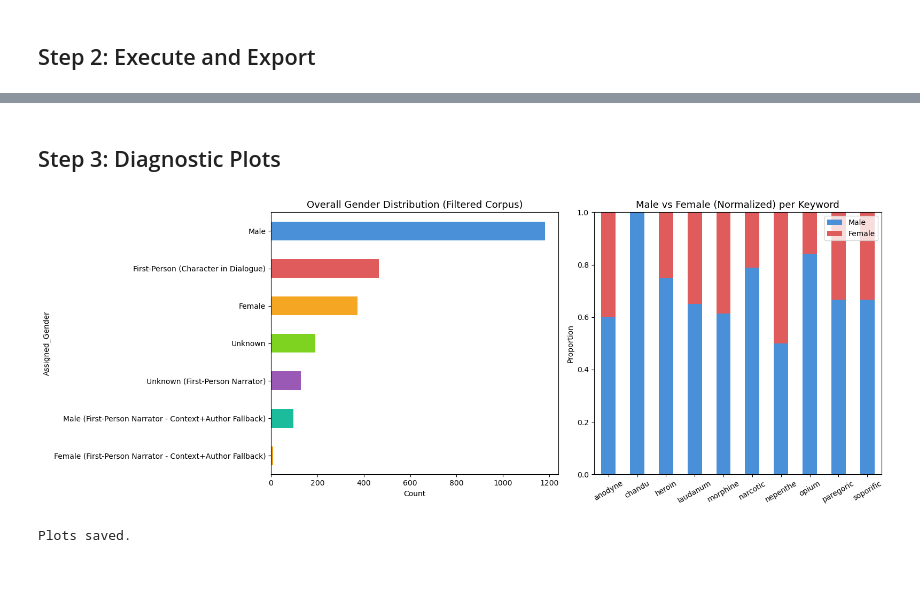
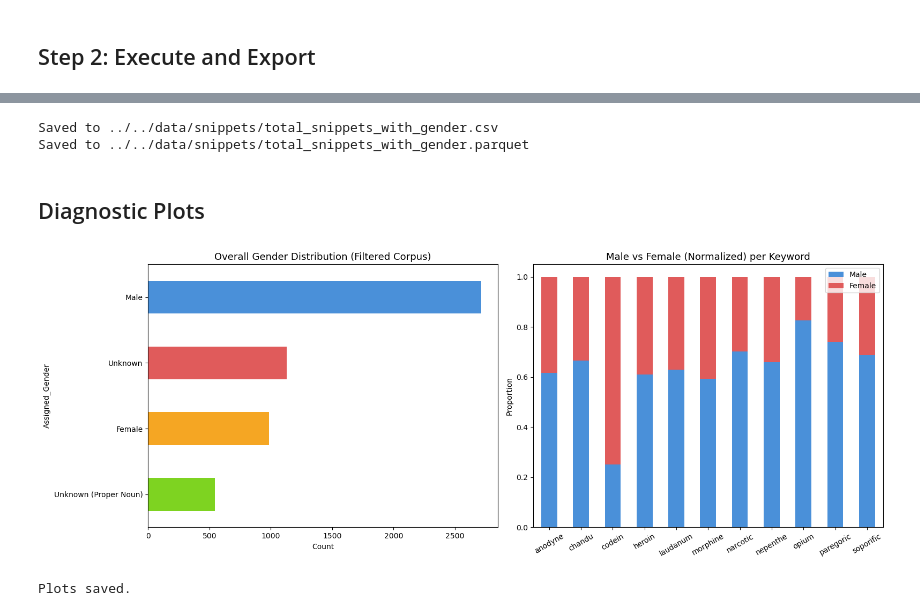
Before and after one commit to eglantine-vialaneix/opium-gutenberg, a Jupyter notebook: code/3_analysis/gender_extraction.ipynb, the cells around one changed output, grey strips where cells are left out. Saved outputs shown, nothing was run; the diff lists cells and outputs as text; code cells hidden in the pictures; blank space fills up the shorter version.

Commit message:
finalize gender extraction and word analysis

```diff
--- a/code/3_analysis/gender_extraction.ipynb
+++ b/code/3_analysis/gender_extraction.ipynb
@@ -23,7 +18,7 @@ detector = Detector(case_sensitive=False)
 print("Loading data...")
 df_all = pd.read_csv('../../data/snippets/total_snippets.csv')
 
-metadata_df = pd.read_csv('../../data/metadata_files/metadata_with_years.csv')
+metadata_df = pd.read_parquet('../../data/metadata_files/GP_opium_filtered_1850_1930.parquet')
 authors_info_df = pd.read_csv('../../data/metadata_files/authors_info.csv')
 
 df_all = df_all.merge(
@@ -38,20 +33,7 @@ df_all = df_all.merge(
     on='Authors',
     how='left'
 )
-
-# --- FILTER 1: Remove purely environmental/metaphorical keywords ---
-# These keywords almost never have a human gender referent:
-#   - 'black smoke': environmental descriptor (smoke from fire, martians, trains etc.)
-#   - 'poppy': botanical, metaphorical ("poppy fields", "poppy seeds" etc.)
-# They cause massive noise in gender attribution (~1,000 Unknown rows).
-ENVIRONMENTAL_KEYWORDS = {'black smoke', 'poppy'}
-
-n_before = len(df_all)
-df_filtered = df_all[~df_all['Keyword'].isin(ENVIRONMENTAL_KEYWORDS)].copy()
-n_after = len(df_filtered)
-print(f"Filtered {n_before - n_after} rows with environmental keywords ({', '.join(ENVIRONMENTAL_KEYWORDS)}).")
-print(f"Remaining snippets: {n_after}")
-print(df_filtered['Keyword'].value_counts())
+print(f'Total snippets loaded: {len(df_all)}')
 # %% [output]
 Loading spaCy model...
 Loading Gender Guesser...
@@ -247,26 +288,12 @@ def extract_opium_identity(row):
 # %% [markdown]
 ## Step 2: Execute and Export
 # %%
-print("Starting full pipeline V2 execution...")
-
-df_filtered[['Assigned_Gender', 'Character_Name']] = df_filtered.progress_apply(
-    extract_opium_identity, axis=1, result_type='expand'
-)
+df_all[['Assigned_Gender', 'Character_Name']] = df_all.progress_apply(extract_opium_identity, axis=1, result_type='expand')
 
 print("\nExecution Complete!")
 print("\n=== Gender Distribution ===")
-print(df_filtered['Assigned_Gender'].value_counts())
-
+print(df_all['Assigned_Gender'].value_counts())
 print("\n=== Keyword x Gender ===")
-ct = pd.crosstab(df_filtered['Keyword'], df_filtered['Assigned_Gender'])
+ct = pd.crosstab(df_all['Keyword'], df_all['Assigned_Gender'])
 print(ct.to_string())
-
-# Export results
-output_csv = '../../data/snippets/total_snippets_with_gender_v2.csv'
-df_filtered.to_csv(output_csv, index=False, encoding='utf-8-sig')
-print(f"\nSaved to {output_csv}")
-
-output_parquet = '../../data/snippets/total_snippets_with_gender_v2.parquet'
-df_filtered.to_parquet(output_parquet, index=False)
-print(f"Saved to {output_parquet}")
 # %% [output]
@@ -291,37 +317,50 @@ Saved to ../../data/snippets/total_snippets_with_gender_v2.parquet
+# %%
+# Export CSV
+output_csv = '../../data/snippets/total_snippets_with_gender.csv'
+df_all.to_csv(output_csv, index=False, encoding='utf-8-sig')
+print(f"\nSaved to {output_csv}")
+
+# Export parquet
+output_parquet = '../../data/snippets/total_snippets_with_gender.parquet'
+df_all.to_parquet(output_parquet, index=False)
+print(f"Saved to {output_parquet}")
+# %% [output]
+Saved to ../../data/snippets/total_snippets_with_gender.csv
+Saved to ../../data/snippets/total_snippets_with_gender.parquet
 # %% [markdown]
-## Step 3: Diagnostic Plots
+## Diagnostic Plots
 # %%
 import matplotlib.pyplot as plt
 import matplotlib.ticker as mticker
 
 fig, axes = plt.subplots(1, 2, figsize=(16, 6))
 
 # Plot 1: Overall gender distribution
-gender_counts = df_filtered['Assigned_Gender'].value_counts()
+gender_counts = df_all['Assigned_Gender'].value_counts()
 colors = ['#4A90D9', '#E05B5B', '#F5A623', '#7ED321', '#9B59B6', '#1ABC9C', '#F39C12']
 gender_counts.plot(kind='barh', ax=axes[0], color=colors[:len(gender_counts)])
 axes[0].set_title('Overall Gender Distribution (Filtered Corpus)', fontsize=13)
 axes[0].set_xlabel('Count')
 axes[0].invert_yaxis()
 
 # Plot 2: Male vs Female per keyword (stacked bar, normalized)
-mf = df_filtered[df_filtered['Assigned_Gender'].isin(['Male', 'Female'])]
+mf = df_all[df_all['Assigned_Gender'].isin(['Male', 'Female'])]
 pivot = mf.groupby(['Keyword', 'Assigned_Gender']).size().unstack(fill_value=0)
 pivot = pivot[['Male', 'Female']] # Enforce column order so colors match legend
 pivot_norm = pivot.div(pivot.sum(axis=1), axis=0)
 pivot_norm.plot(kind='bar', stacked=True, ax=axes[1], color=['#4A90D9', '#E05B5B'])
 axes[1].set_title('Male vs Female (Normalized) per Keyword', fontsize=13)
 axes[1].set_ylabel('Proportion')
 axes[1].set_xlabel('')
 axes[1].legend(['Male', 'Female'])
 axes[1].tick_params(axis='x', rotation=30)
 
 plt.tight_layout()
-plt.savefig('../../data/snippets/gender_distribution_v2.png', dpi=150, bbox_inches='tight')
+plt.savefig('../../data/snippets/gender_distribution.png', dpi=150, bbox_inches='tight')
 plt.show()
 print("Plots saved.")
 # %% [output]
-[figure, old version]
+[figure, new version]
 Plots saved.
 # %%
 pd.set_option('display.max_colwidth', None)
```
Also changed, not shown: parts of 15 cells of this notebook, 14 other files.
